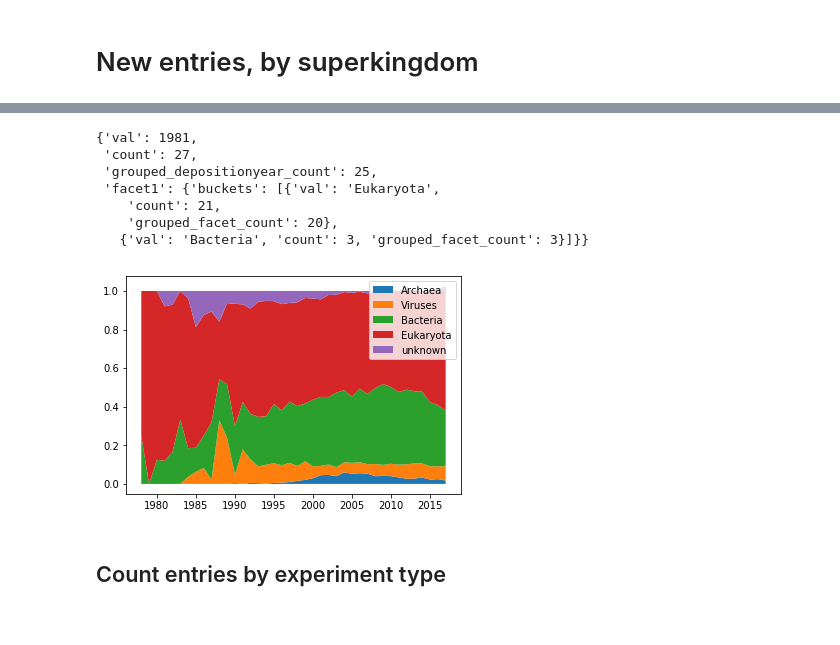
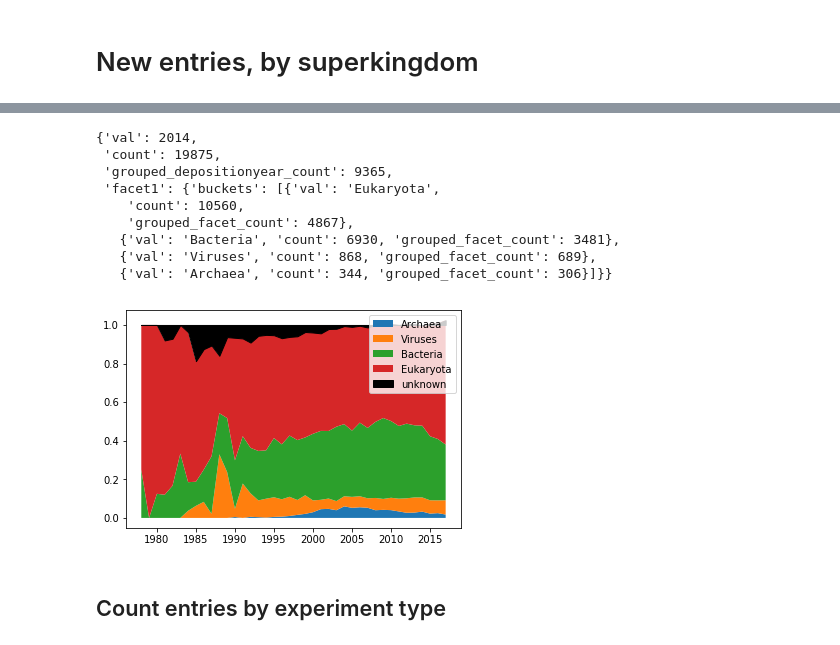
Before and after one commit to PDBeurope/PDBe_Programming, a Jupyter notebook: search_interface/notebooks/LifeCycle.ipynb, the cells around one changed output, grey strips where cells are left out. Cells and saved outputs as stored; diff of their text form; code cells hidden in the pictures.

```diff
--- a/search_interface/notebooks/LifeCycle.ipynb
+++ b/search_interface/notebooks/LifeCycle.ipynb
@@ -96,82 +115,89 @@ plt.show()
 # %%
-response = solr.search(**{
-        "rows" : 0, "fl" : "deposition_year",
-        "q" : 'status:REL',
-        'json.facet': """{
-            deposition_year:{
-                type:range,start:1971,end:2018,gap:1,field:deposition_year,limit:20,
-                facet:{
-                    facet1:{
-                        type:terms, field:superkingdom,
-                        facet:{
-                            grouped_facet_count:\"unique(pdb_id)\"
-                        }
-                    },
-                    grouped_depositionyear_count:\"unique(pdb_id)\"
+def get_timeline(field):
+    response = solr.search(**{
+            "rows" : 0, "fl" : "deposition_year",
+            "q" : 'status:REL',
+            'json.facet': Template("""{
+                deposition_year:{
+                    type:range,start:1971,end:2018,gap:1,field:deposition_year,limit:20,
+                    facet:{
+                        facet1:{
+                            type:terms, field: $field,
+                            facet:{
+                                grouped_facet_count:\"unique(pdb_id)\"
+                            }
+                        },
+                        grouped_depositionyear_count:\"unique(pdb_id)\"
+                    }
                 }
-            }
-        }"""
-    }
-)
+            }""").substitute(field=field)
+        }
+    )
+    return response.raw_content['facets']['deposition_year']['buckets']
+
+timeline = get_timeline('superkingdom')
 
 # see an example of the response
-response.raw_content['facets']['deposition_year']['buckets'][10]
+timeline[-4]
 # %% [output]
-{'val': 1981,
- 'count': 27,
- 'grouped_depositionyear_count': 25,
+{'val': 2014,
+ 'count': 19875,
+ 'grouped_depositionyear_count': 9365,
  'facet1': {'buckets': [{'val': 'Eukaryota',
-    'count': 21,
-    'grouped_facet_count': 20},
-   {'val': 'Bacteria', 'count': 3, 'grouped_facet_count': 3}]}}
+    'count': 10560,
+    'grouped_facet_count': 4867},
+   {'val': 'Bacteria', 'count': 6930, 'grouped_facet_count': 3481},
+   {'val': 'Viruses', 'count': 868, 'grouped_facet_count': 689},
+   {'val': 'Archaea', 'count': 344, 'grouped_facet_count': 306}]}}
 # %%
 import pandas
 
-values = ['Eukaryota', 'Archaea',  'Viruses', 'Bacteria', 'unknown' ]
 
-def get_df(values):
+def get_df(values, timeline):
     counts0 = {}
-    for value in values:
+    for value in values+['unknown']:
         counts0[value] = 0
     rows = []
-    for bucket in response.raw_content['facets']['deposition_year']['buckets']:
+    for bucket in timeline:
         year = int(bucket['val'])
         counts = dict(counts0)
         if bucket['count'] > 0:
             total = bucket['grouped_depositionyear_count']
             for bbucket in bucket['facet1']['buckets']:
                 counts[ bbucket['val'] ] = bbucket['grouped_facet_count']
                 total = total - bbucket['grouped_facet_count']
             counts['unknown'] = total
         rows.append([year]+[ counts[label] for label in counts0])
 
     df = pandas.DataFrame(rows, columns=['year']+ list(counts0.keys()) )
     df = df[df.year>1977]
-    df['total'] = df.Eukaryota+df.Archaea+df.Viruses+df.Bacteria+df.unknown
     return df
 
-df = get_df(['Archaea',  'Viruses', 'Bacteria','Eukaryota',  'unknown' ])
+df = get_df(['Archaea',  'Viruses', 'Bacteria','Eukaryota' ], timeline)
 
 def plot_df(df, values):
+    df['total'] = pandas.Series([0]*len(df), index=df.index)
+    for value in values+['unknown']:
+        df['total'] = df['total'] + df[value]
     plt.figure()
     running_total = pandas.Series([0]*len(df), index=df.index)
     for value in values:
         series = df[value] / df['total']
         plt.fill_between(df.year, running_total, running_total+series, label=value)
         running_total = running_total + series
     #archaea = df.Archaea/df['total']
     #viruses = df.Viruses/df['total']
     #bacteria = df.Bacteria/df['total']
     #eukaryota = df.Eukaryota/df['total']
     #plt.fill_between(df.year, archaea, archaea+viruses, label='Viruses' )
     #plt.fill_between(df.year, archaea+viruses, archaea+viruses+bacteria, label='Bacteria' )
     #plt.fill_between(df.year, archaea+viruses+bacteria, archaea+viruses+bacteria+eukaryota, label='Eukaryota' )
-    #plt.fill_between(df.year, running_total, [1]*len(df), color='black', label='unknown' )
+    plt.fill_between(df.year, running_total, [1]*len(df), color='black', label='unknown' )
     plt.legend()
     plt.show()
 
-plot_df(df, ['Archaea',  'Viruses', 'Bacteria','Eukaryota',  'unknown' ])
+plot_df(df, ['Archaea',  'Viruses', 'Bacteria','Eukaryota' ])
 # %% [output]
-[figure, old version]
+[figure, new version]
 # %% [markdown]
 ## Count entries by experiment type
```
Also changed, not shown: parts of 6 cells of this notebook.
